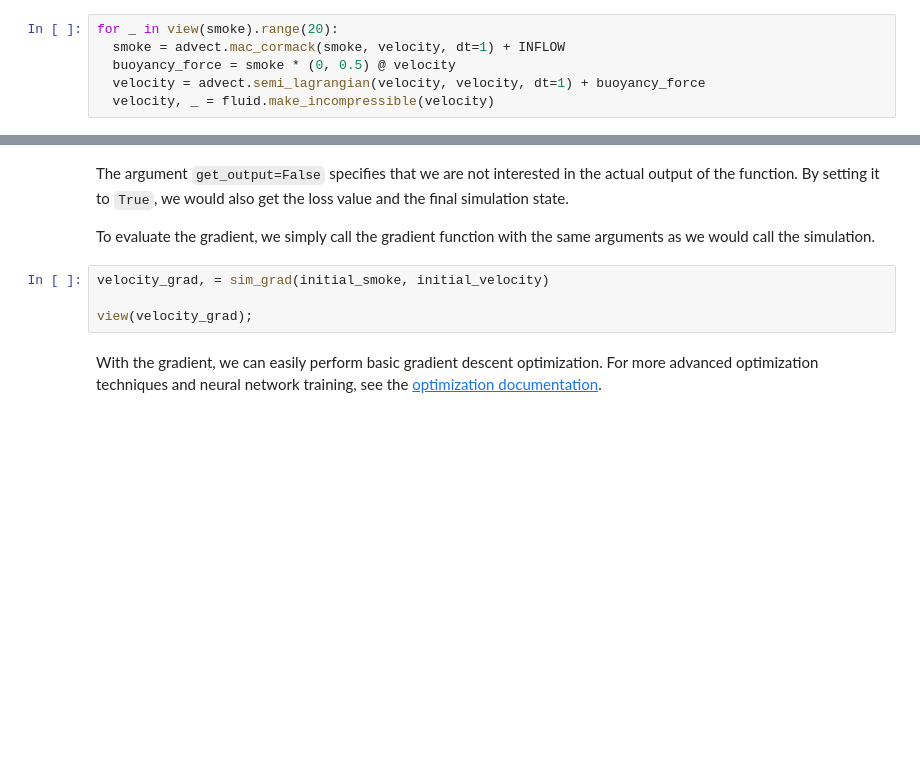
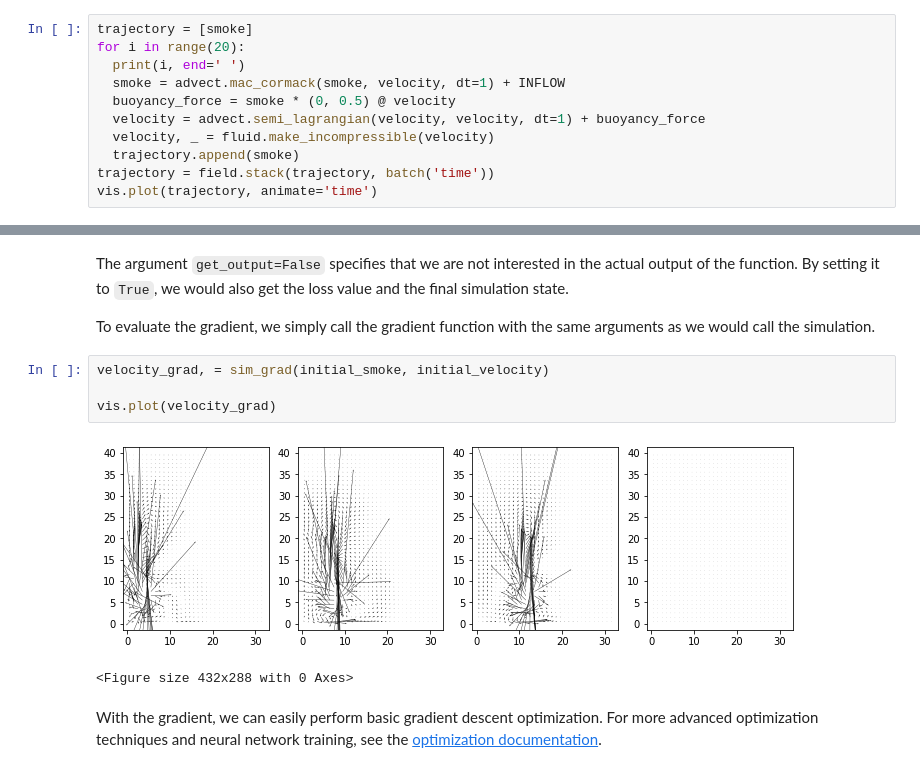
Before and after one commit to tum-pbs/PhiFlow, a Jupyter notebook: docs/Fluids_Tutorial.ipynb, the cells around one changed output, grey strips where cells are left out. Saved outputs shown, nothing was run; the diff lists cells and outputs as text; blank space fills up the shorter version.

```diff
--- a/docs/Fluids_Tutorial.ipynb
+++ b/docs/Fluids_Tutorial.ipynb
@@ -72,8 +84,13 @@ Now we add the transport or *advection* operations to the simulation.
 Φ<sub>Flow</sub> provides multiple algorithms for advection.
 Here we use semi-Lagrangian advection for the velocity and MacCormack advection for the smoke distribution.
 # %%
-for _ in view(smoke).range(20):
+trajectory = [smoke]
+for i in range(20):
+  print(i, end=' ')
   smoke = advect.mac_cormack(smoke, velocity, dt=1) + INFLOW
   buoyancy_force = smoke * (0, 0.5) @ velocity
   velocity = advect.semi_lagrangian(velocity, velocity, dt=1) + buoyancy_force
   velocity, _ = fluid.make_incompressible(velocity)
+  trajectory.append(smoke)
+trajectory = field.stack(trajectory, batch('time'))
+vis.plot(trajectory, animate='time')
@@ -130,7 +153,10 @@ To evaluate the gradient, we simply call the gradient function with the same arg
 # %%
 velocity_grad, = sim_grad(initial_smoke, initial_velocity)
 
-view(velocity_grad);
+vis.plot(velocity_grad)
+# %% [output]
+[figure, added]
+<Figure size 432x288 with 0 Axes>
 # %% [markdown]
 With the gradient, we can easily perform basic gradient descent optimization.
 For more advanced optimization techniques and neural network training, see the [optimization documentation](https://tum-pbs.github.io/PhiFlow/Optimization.html).
```
Also changed, not shown: parts of 7 cells of this notebook, 2 other files.
